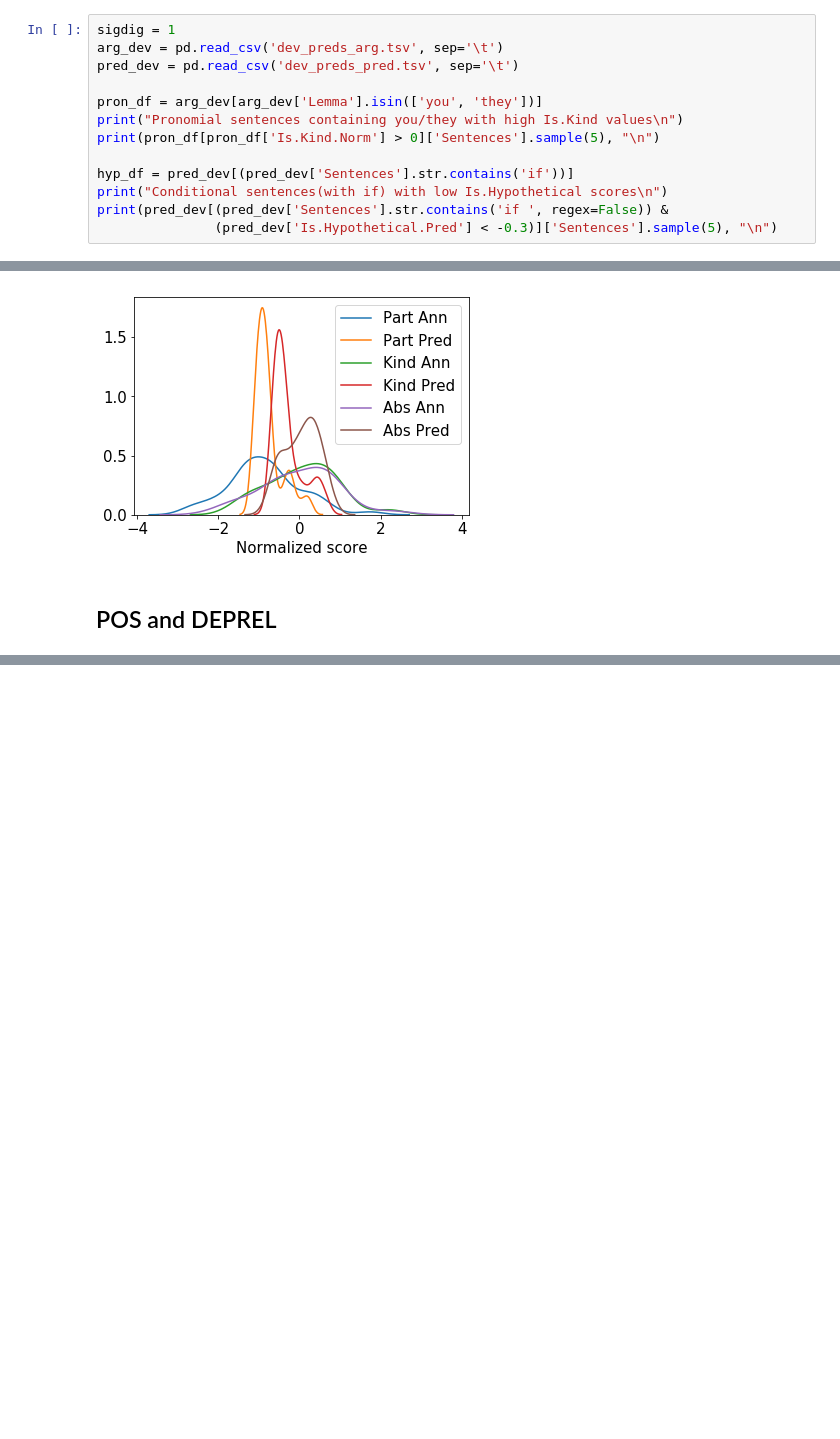
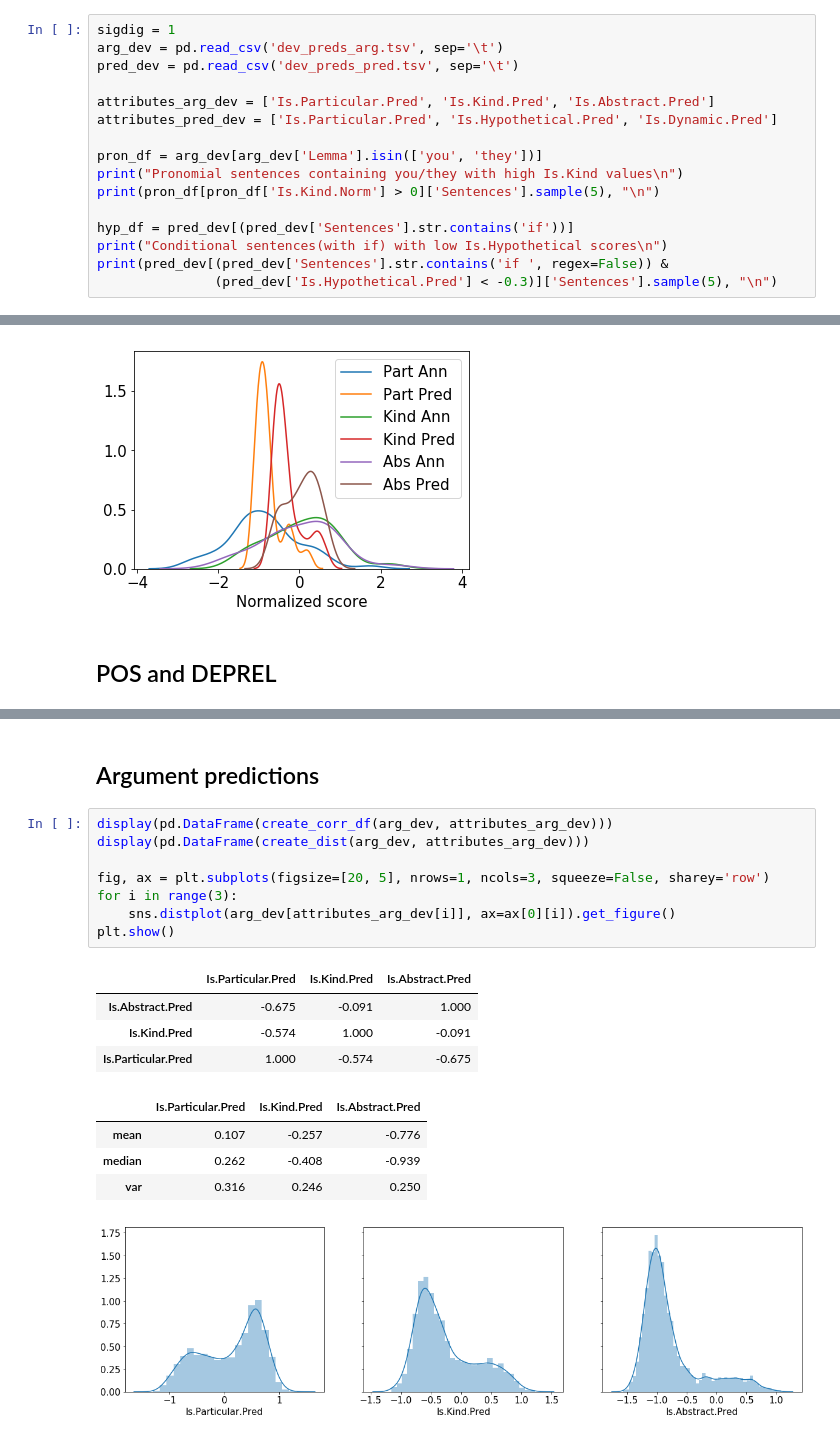
Before and after one commit to mdheller/factslab-python, a Jupyter notebook: bin/genericity_analysis.ipynb, the cells around one changed output, grey strips where cells are left out. Cells and saved outputs as stored; diff of their text form; blank space fills up the shorter version.

```diff
--- a/bin/genericity_analysis.ipynb
+++ b/bin/genericity_analysis.ipynb
@@ -311,6 +293,9 @@ existed after & 0.02 & -0.04 & 0.07 \\
 sigdig = 1
 arg_dev = pd.read_csv('dev_preds_arg.tsv', sep='\t')
 pred_dev = pd.read_csv('dev_preds_pred.tsv', sep='\t')
+
+attributes_arg_dev = ['Is.Particular.Pred', 'Is.Kind.Pred', 'Is.Abstract.Pred']
+attributes_pred_dev = ['Is.Particular.Pred', 'Is.Hypothetical.Pred', 'Is.Dynamic.Pred']
 
 pron_df = arg_dev[arg_dev['Lemma'].isin(['you', 'they'])]
 print("Pronomial sentences containing you/they with high Is.Kind values\n")
@@ -452,0 +515,20 @@ advcl & 33.5 & 5.3 & 49.1 & 14.6 & 38.4 & 6.4 & 9.3 \\
+# %% [markdown]
+## Argument predictions
+# %%
+display(pd.DataFrame(create_corr_df(arg_dev, attributes_arg_dev)))
+display(pd.DataFrame(create_dist(arg_dev, attributes_arg_dev)))
+
+fig, ax = plt.subplots(figsize=[20, 5], nrows=1, ncols=3, squeeze=False, sharey='row')
+for i in range(3):
+    sns.distplot(arg_dev[attributes_arg_dev[i]], ax=ax[0][i]).get_figure()
+plt.show()
+# %% [output]
+|  | Is.Particular.Pred | Is.Kind.Pred | Is.Abstract.Pred |
+| Is.Abstract.Pred | -0.675 | -0.091 | 1.000 |
+| Is.Kind.Pred | -0.574 | 1.000 | -0.091 |
+| Is.Particular.Pred | 1.000 | -0.574 | -0.675 |
+|  | Is.Particular.Pred | Is.Kind.Pred | Is.Abstract.Pred |
+| mean | 0.107 | -0.257 | -0.776 |
+| median | 0.262 | -0.408 | -0.939 |
+| var | 0.316 | 0.246 | 0.250 |
+[figure, added]
```
Also changed, not shown: parts of 21 cells of this notebook.
